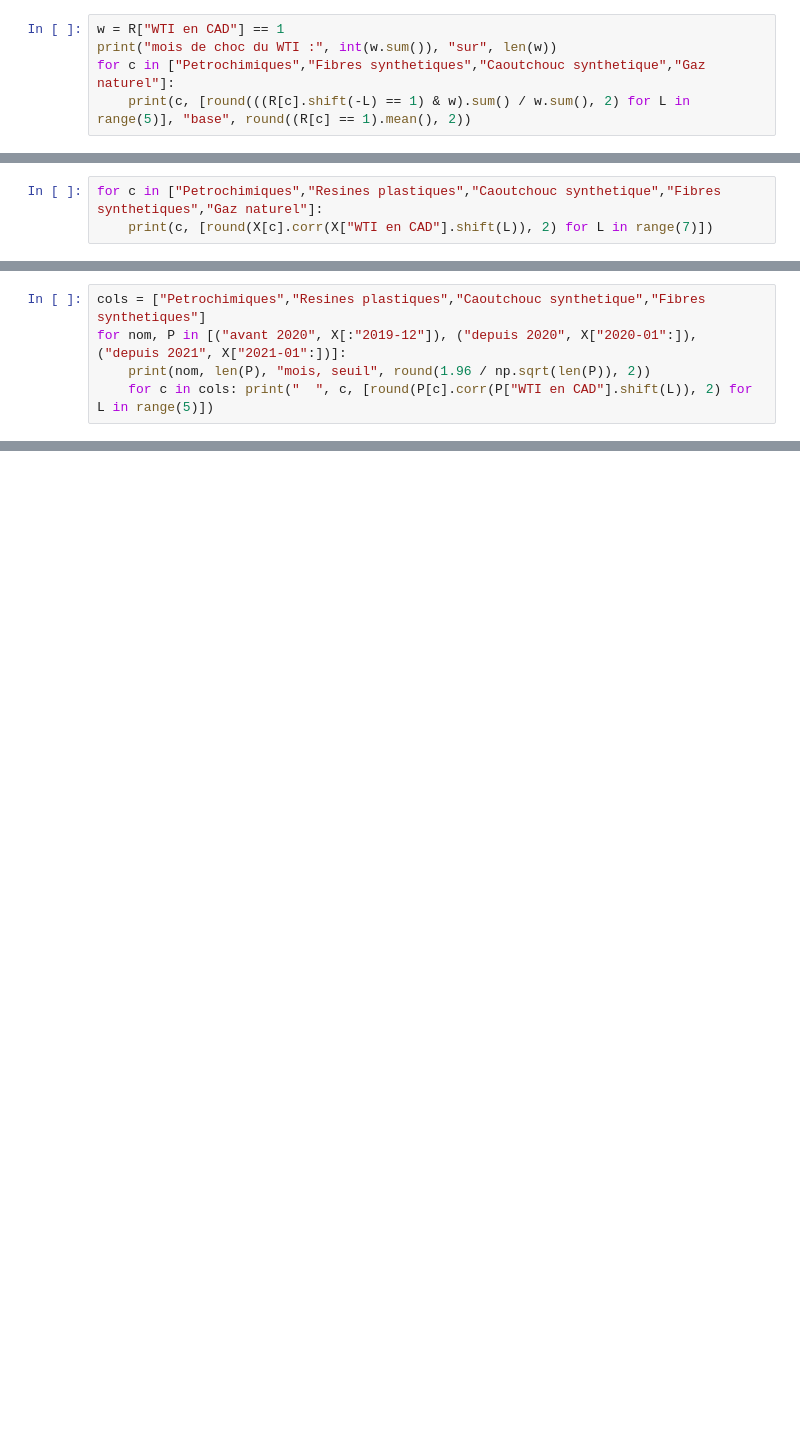
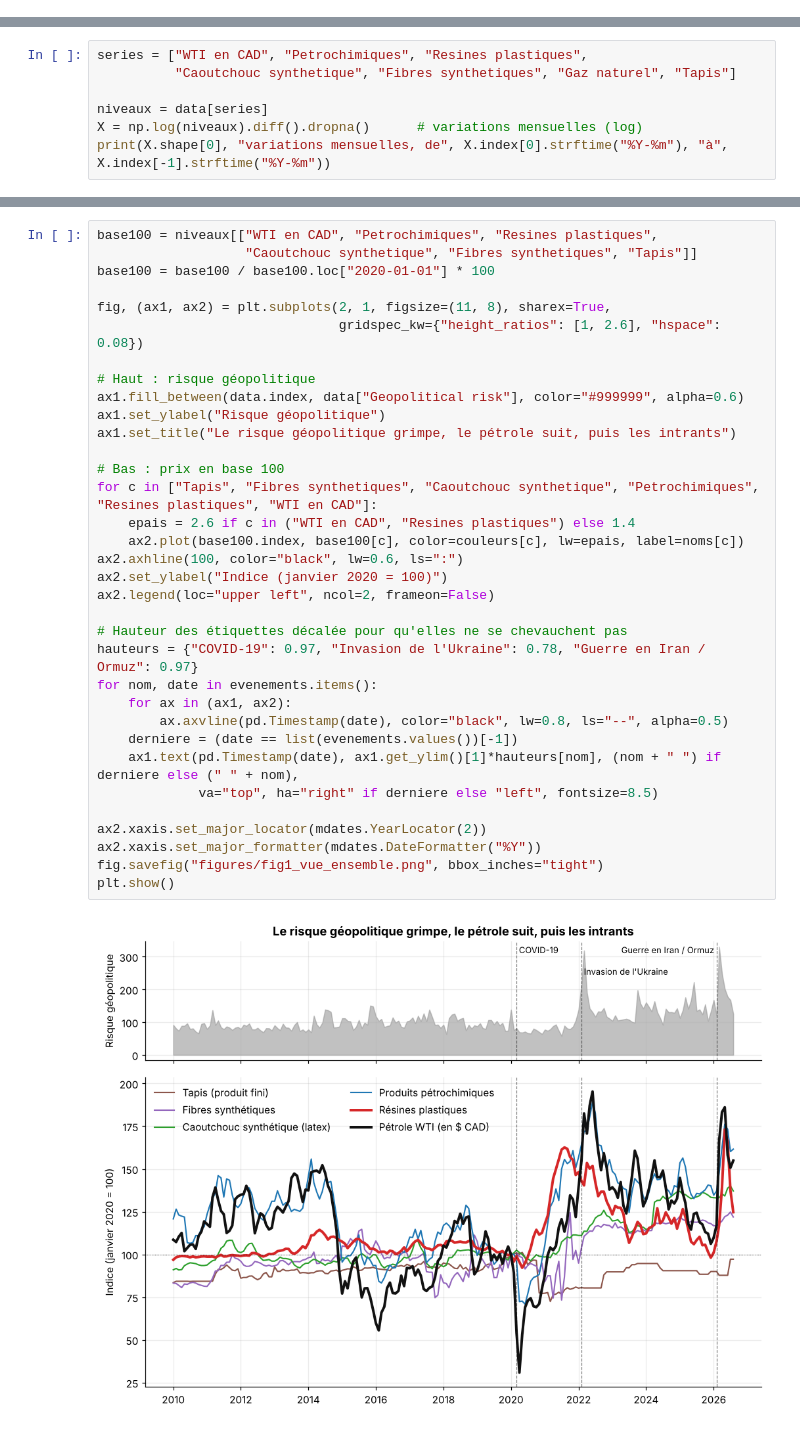
Before and after one commit to elvissounna/Les-r-gimes-du-p-trole-et-le-co-t-des-intrants-p-trochimiques, a Jupyter notebook: transmission_chocs_petroliers_revetements_sol.ipynb, the cells around one changed output, grey strips where cells are left out. Drawn from its saved outputs; the diff is of its cells as text; blank space fills up the shorter version.

```diff
--- a/transmission_chocs_petroliers_revetements_sol.ipynb
+++ b/transmission_chocs_petroliers_revetements_sol.ipynb
@@ -141,5 +0,0 @@ Le WTI ne passe en état de choc que pendant environ sept mois sur 199. Chaque p
-# %%
-w = R["WTI en CAD"] == 1
-print("mois de choc du WTI :", int(w.sum()), "sur", len(w))
-for c in ["Petrochimiques","Fibres synthetiques","Caoutchouc synthetique","Gaz naturel"]:
-    print(c, [round(((R[c].shift(-L) == 1) & w).sum() / w.sum(), 2) for L in range(5)], "base", round((R[c] == 1).mean(), 2))
@@ -169,3 +0,0 @@ Ces résultats décrivent des corrélations sur l'ensemble de la période et non
-# %%
-for c in ["Petrochimiques","Resines plastiques","Caoutchouc synthetique","Fibres synthetiques","Gaz naturel"]:
-    print(c, [round(X[c].corr(X["WTI en CAD"].shift(L)), 2) for L in range(7)])
@@ -184,5 +0,0 @@ Une relation est considérée comme robuste si son décalage et son ordre de gra
-# %%
-cols = ["Petrochimiques","Resines plastiques","Caoutchouc synthetique","Fibres synthetiques"]
-for nom, P in [("avant 2020", X[:"2019-12"]), ("depuis 2020", X["2020-01":]), ("depuis 2021", X["2021-01":])]:
-    print(nom, len(P), "mois, seuil", round(1.96 / np.sqrt(len(P)), 2))
-    for c in cols: print("  ", c, [round(P[c].corr(P["WTI en CAD"].shift(L)), 2) for L in range(5)])
@@ -229,0 +145,7 @@ Les corrélations isolées à des décalages éloignés ne sont pas interprété
+# %%
+series = ["WTI en CAD", "Petrochimiques", "Resines plastiques",
+          "Caoutchouc synthetique", "Fibres synthetiques", "Gaz naturel", "Tapis"]
+
+niveaux = data[series]
+X = np.log(niveaux).diff().dropna()      # variations mensuelles (log)
+print(X.shape[0], "variations mensuelles, de", X.index[0].strftime("%Y-%m"), "à", X.index[-1].strftime("%Y-%m"))
@@ -229,0 +158,36 @@ Les corrélations isolées à des décalages éloignés ne sont pas interprété
+# %%
+base100 = niveaux[["WTI en CAD", "Petrochimiques", "Resines plastiques",
+                   "Caoutchouc synthetique", "Fibres synthetiques", "Tapis"]]
+base100 = base100 / base100.loc["2020-01-01"] * 100
+
+fig, (ax1, ax2) = plt.subplots(2, 1, figsize=(11, 8), sharex=True,
+                               gridspec_kw={"height_ratios": [1, 2.6], "hspace": 0.08})
+
+# Haut : risque géopolitique
+ax1.fill_between(data.index, data["Geopolitical risk"], color="#999999", alpha=0.6)
+ax1.set_ylabel("Risque géopolitique")
+ax1.set_title("Le risque géopolitique grimpe, le pétrole suit, puis les intrants")
+
+# Bas : prix en base 100
+for c in ["Tapis", "Fibres synthetiques", "Caoutchouc synthetique", "Petrochimiques", "Resines plastiques", "WTI en CAD"]:
+    epais = 2.6 if c in ("WTI en CAD", "Resines plastiques") else 1.4
+    ax2.plot(base100.index, base100[c], color=couleurs[c], lw=epais, label=noms[c])
+ax2.axhline(100, color="black", lw=0.6, ls=":")
+ax2.set_ylabel("Indice (janvier 2020 = 100)")
+ax2.legend(loc="upper left", ncol=2, frameon=False)
+
+# Hauteur des étiquettes décalée pour qu'elles ne se chevauchent pas
+hauteurs = {"COVID-19": 0.97, "Invasion de l'Ukraine": 0.78, "Guerre en Iran / Ormuz": 0.97}
+for nom, date in evenements.items():
+    for ax in (ax1, ax2):
+        ax.axvline(pd.Timestamp(date), color="black", lw=0.8, ls="--", alpha=0.5)
+    derniere = (date == list(evenements.values())[-1])
+    ax1.text(pd.Timestamp(date), ax1.get_ylim()[1]*hauteurs[nom], (nom + " ") if derniere else (" " + nom),
+             va="top", ha="right" if derniere else "left", fontsize=8.5)
+
+ax2.xaxis.set_major_locator(mdates.YearLocator(2))
+ax2.xaxis.set_major_formatter(mdates.DateFormatter("%Y"))
+fig.savefig("figures/fig1_vue_ensemble.png", bbox_inches="tight")
+plt.show()
+# %% [output]
+[figure, added]
```
Also changed, not shown: parts of 64 cells of this notebook, 2 other files.
